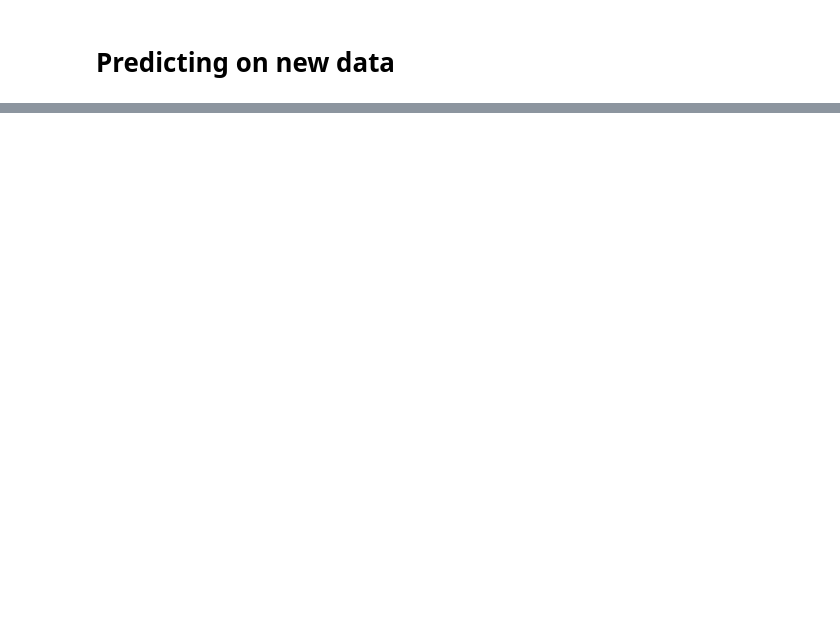
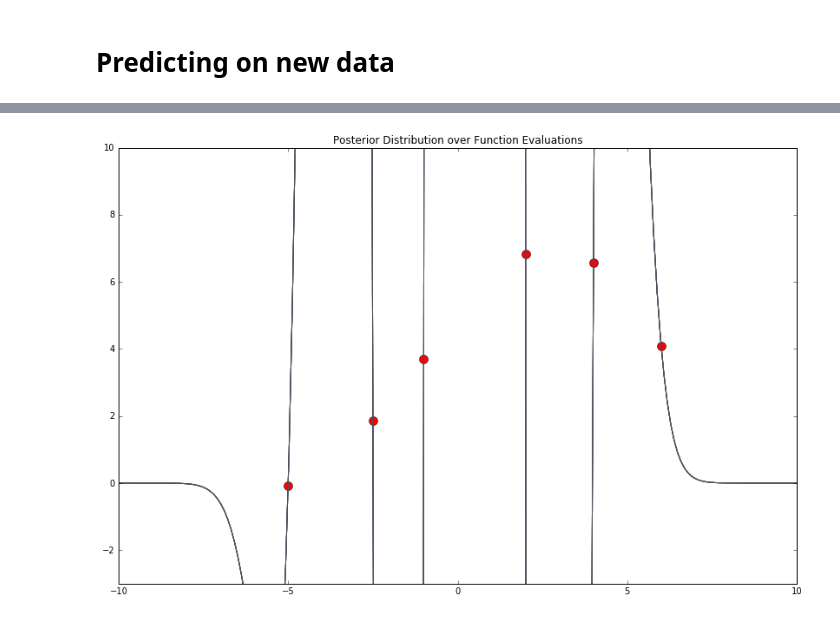
Before and after one commit to cavaunpeu/gaussian-processes, a Jupyter notebook: gaussian-processes.ipynb, the cells around one changed output, grey strips where cells are left out. Cells and saved outputs as stored; diff of their text form; code cells hidden in the pictures; blank space fills up the shorter version.

```diff
--- a/gaussian-processes.ipynb
+++ b/gaussian-processes.ipynb
@@ -689,15 +714,17 @@ plot_gp_posterior(mu_y_post, cov_y_post, x_train, y_train, x_test, n_samples=25)
 # %%
 D = 8
 
 
 # Params of distribution over weights
 mu_w = np.zeros(D)  # mu_w.shape: (D, )
 cov_w = 1.1 * np.diag(np.ones(D))  # cov_w.shape: (D, D)
 
 
-def phi_func(x, D=D, a=1e-5):
+def phi_func(x, D=D):
     return np.array([np.exp(-.5 * (x - d)**2) for d in range(int(-D / 2), int(D / 2))])  # phi_x.shape: (D, len(x))
 
 
 mu_y_post, cov_y_post = compute_gp_posterior(mu_w, cov_w, phi_func, x_train, y_train, x_test)
 plot_gp_posterior(mu_y_post, cov_y_post, x_train, y_train, x_test, n_samples=25)
+# %% [output]
+[figure, added]
```
Also changed, not shown: parts of 28 cells of this notebook.
